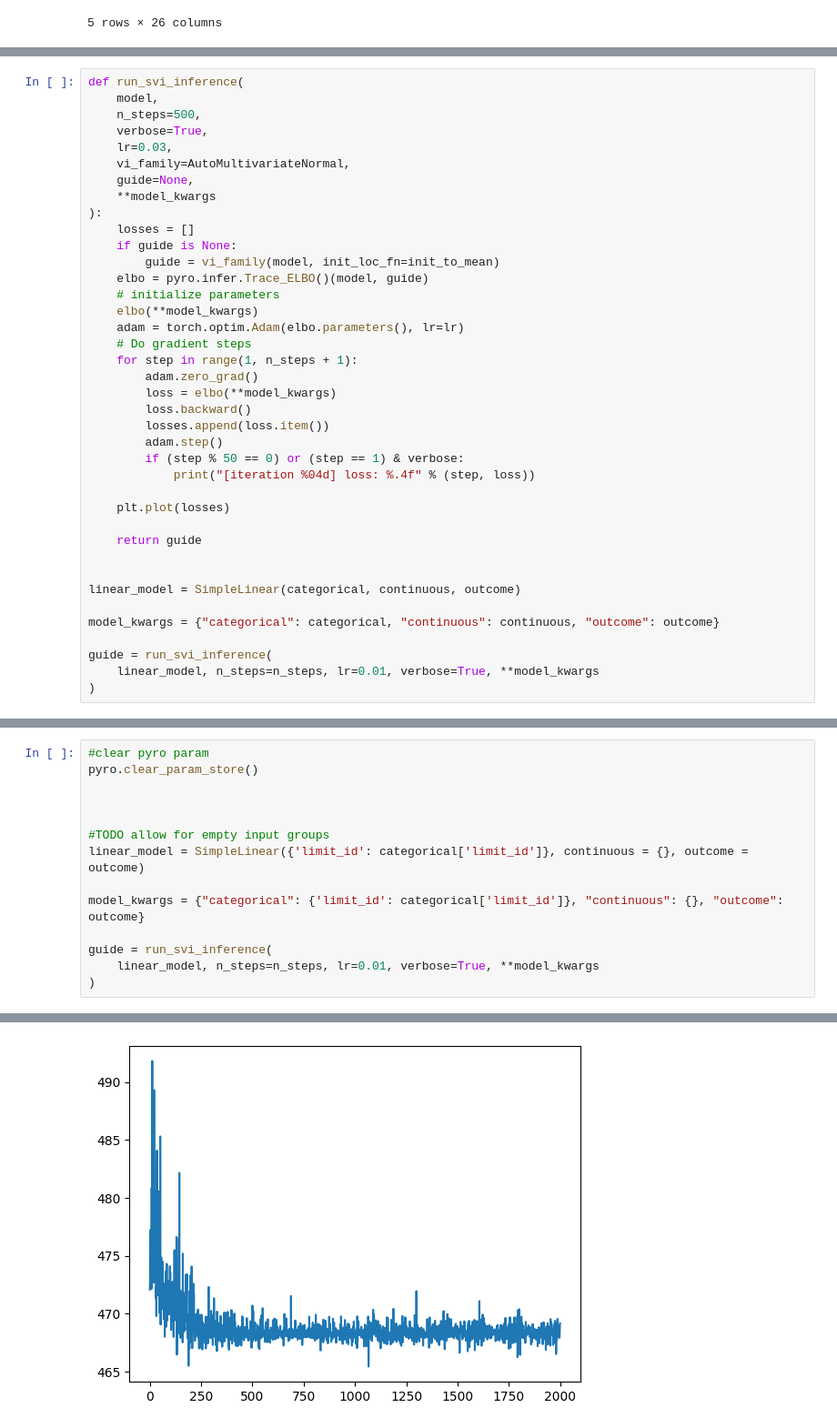
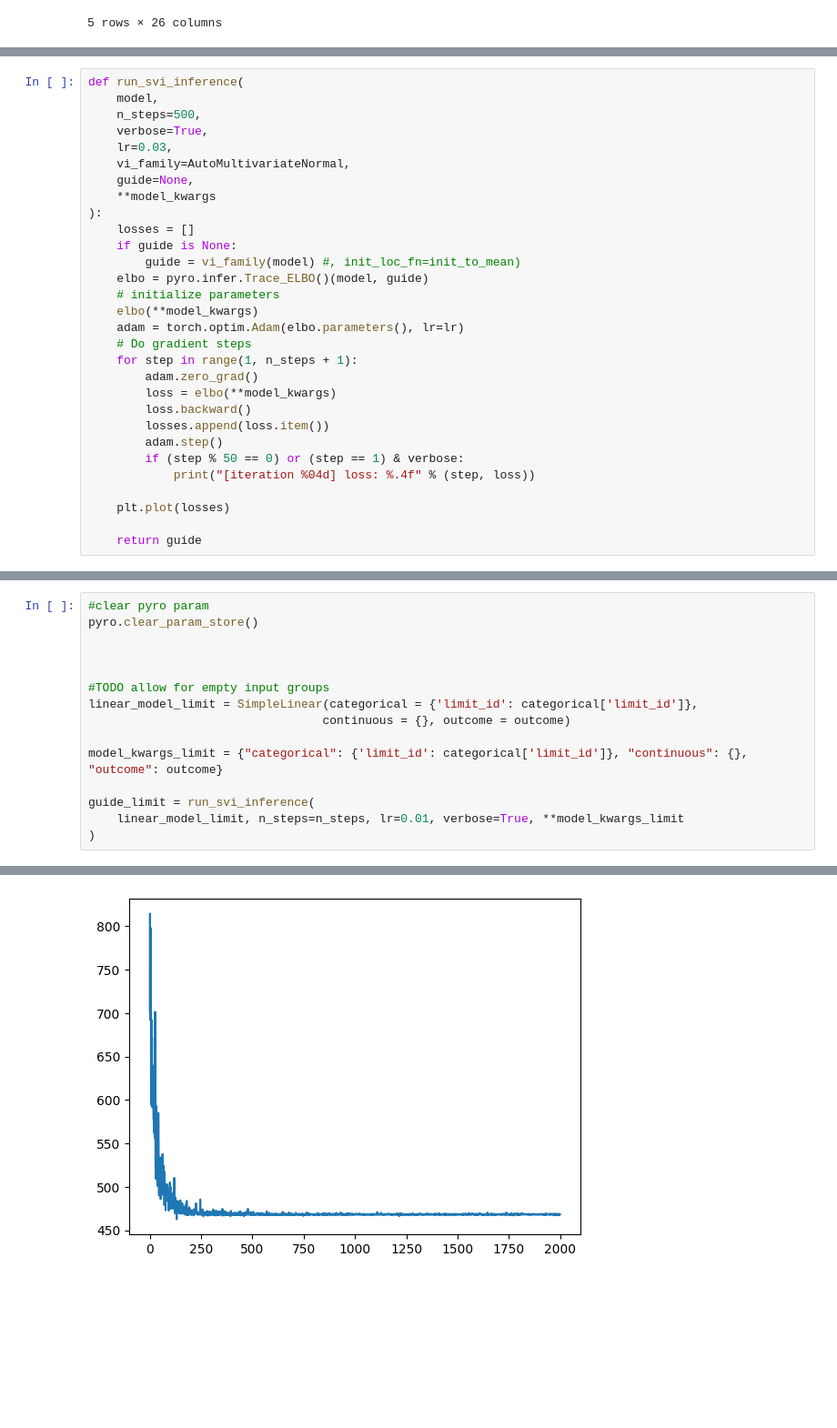
Before and after one commit to BasisResearch/cities, a Jupyter notebook: docs/experimental_notebooks/zoning/zoning_model.ipynb, the cells around one changed output, grey strips where cells are left out. Shown at 91% size. Saved outputs shown, nothing was run; the diff lists cells and outputs as text; blank space fills up the shorter version.

```diff
--- a/docs/experimental_notebooks/zoning/zoning_model.ipynb
+++ b/docs/experimental_notebooks/zoning/zoning_model.ipynb
@@ -413,7 +457,7 @@ def run_svi_inference(
 ):
     losses = []
     if guide is None:
-        guide = vi_family(model, init_loc_fn=init_to_mean)
+        guide = vi_family(model) #, init_loc_fn=init_to_mean)
     elbo = pyro.infer.Trace_ELBO()(model, guide)
     # initialize parameters
     elbo(**model_kwargs)
@@ -431,12 +475,3 @@ def run_svi_inference(
     plt.plot(losses)
 
     return guide
-
-
-linear_model = SimpleLinear(categorical, continuous, outcome)
-
-model_kwargs = {"categorical": categorical, "continuous": continuous, "outcome": outcome}
-
-guide = run_svi_inference(
-    linear_model, n_steps=n_steps, lr=0.01, verbose=True, **model_kwargs
-)
@@ -533,11 +709,12 @@ pyro.clear_param_store()
 
 
 #TODO allow for empty input groups
-linear_model = SimpleLinear({'limit_id': categorical['limit_id']}, continuous = {}, outcome = outcome)
+linear_model_limit = SimpleLinear(categorical = {'limit_id': categorical['limit_id']},
+                                 continuous = {}, outcome = outcome)
 
-model_kwargs = {"categorical": {'limit_id': categorical['limit_id']}, "continuous": {}, "outcome": outcome}
+model_kwargs_limit = {"categorical": {'limit_id': categorical['limit_id']}, "continuous": {}, "outcome": outcome}
 
-guide = run_svi_inference(
-    linear_model, n_steps=n_steps, lr=0.01, verbose=True, **model_kwargs
+guide_limit = run_svi_inference(
+    linear_model_limit, n_steps=n_steps, lr=0.01, verbose=True, **model_kwargs_limit
 )
 # %% [output]
@@ -561 +738 @@ guide = run_svi_inference(
-[figure, old version]
+[figure, new version]
```
Also changed, not shown: parts of 22 cells of this notebook, 10 other files.
